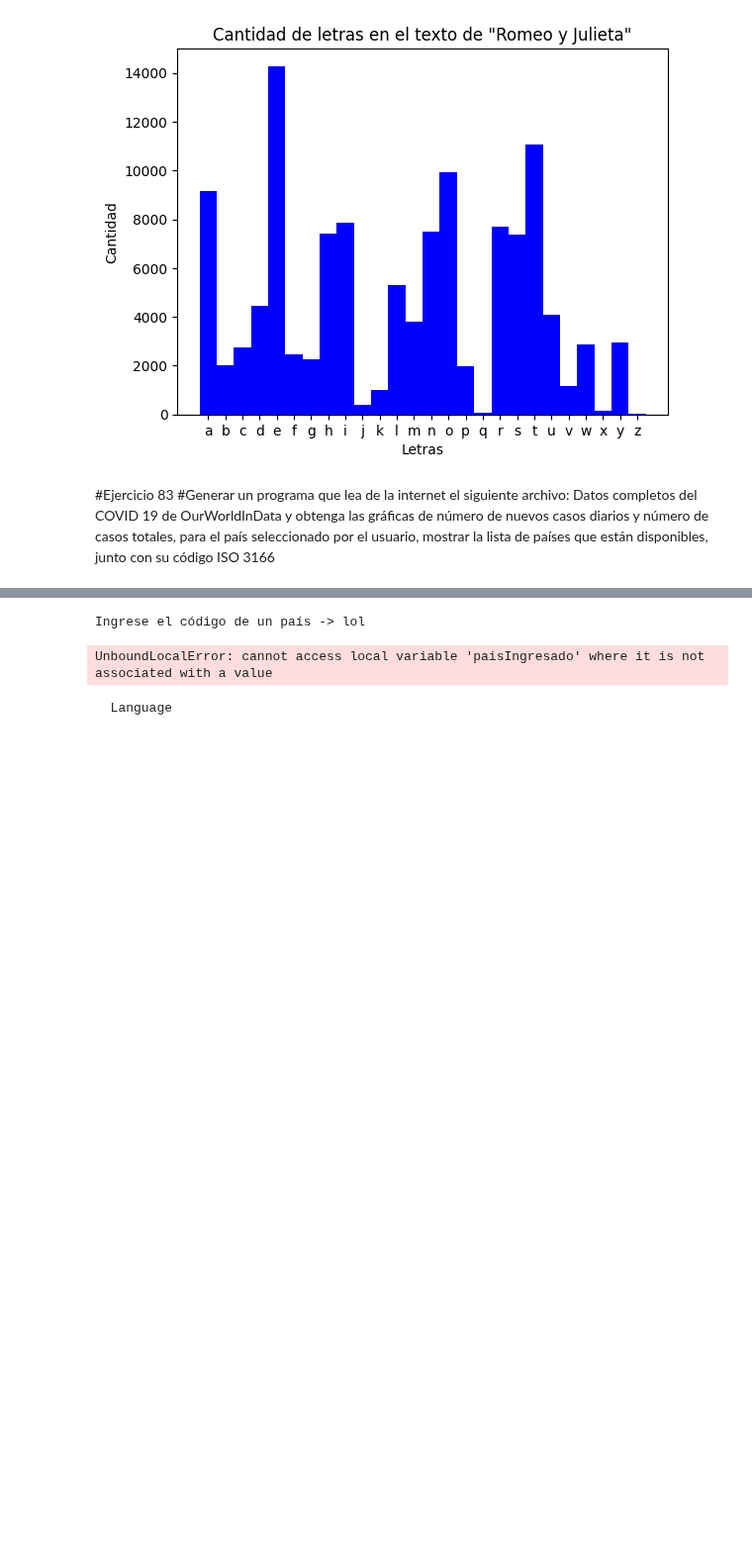
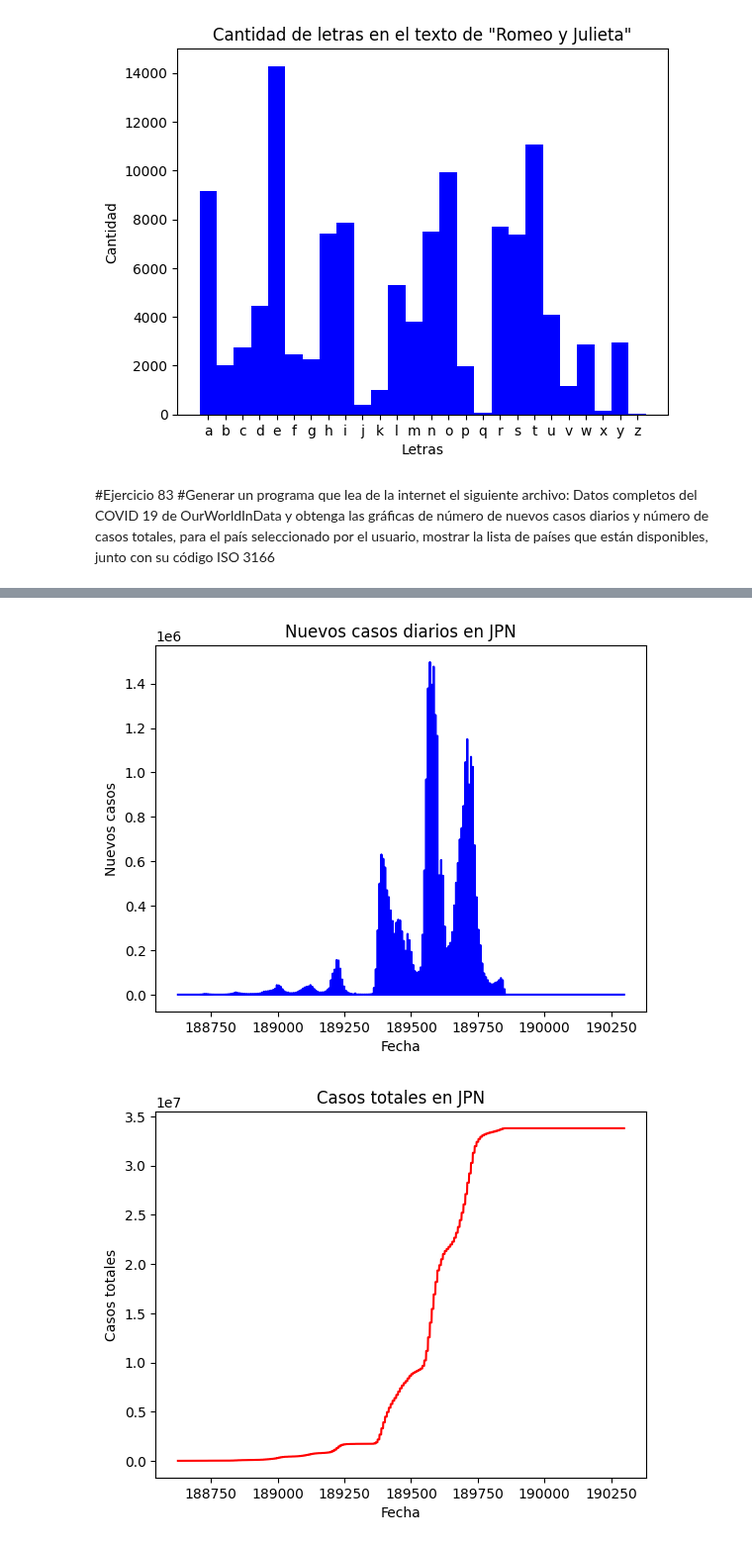
Before and after one commit to Diego-Delgadillo/Diego-Delgadillo, a Jupyter notebook: Tarea_03_DIEGO_RICARDO_DELGADILLO_GOMEZ.ipynb, the cells around one changed output, grey strips where cells are left out. Shown at 99% size. Cells and saved outputs as stored; diff of their text form; code cells hidden in the pictures; blank space fills up the shorter version.

```diff
--- a/Tarea_03_DIEGO_RICARDO_DELGADILLO_GOMEZ.ipynb
+++ b/Tarea_03_DIEGO_RICARDO_DELGADILLO_GOMEZ.ipynb
@@ -204,8 +204,6 @@ import numpy as np
 import pandas as pd
 import matplotlib.pyplot as plt
 import requests
-from rich.console import Console
-from rich.table import Table
 
 #-------------------------------------------------------------
 #Función para obtener informacion de casos de covid-19
@@ -216,52 +214,71 @@ def obtenerInfoCovid():
   #lee la información
   df = pd.read_csv(url)
 
+  #------------------------------------------------------------------------------
   #creamos otra función para imprimir los países disponibles
+  #------------------------------------------------------------------------------
   def imprimir():
     #Muestra la lista con países disponibles
     paises = df['location'].unique().tolist()
     #obtenemos su codigo iso
     codigo = df['iso_code'].unique().tolist()
 
-
-
     print(f"\n\x1b[32mEste programa obtene la gráfica de nuevos casos  diarios y número de casos totales \x1b[0m\n\n")
 
-    #utilizamos la librería 'rich' para darle formato
-    tabla = Table(title="Países disponibles")
-    filas = df['location'].unique().tolist()
-    columnas = df['iso_code'].unique().tolist()
-    tabla.add_column("Nombre del país")
-    tabla.add_column("Código ISO 3166")
-    for i in range(len(filas)):
-      tabla.add_row(filas[i],columnas[i],style='bright_green')
+     # Encabezados de la tabla
+    print(f"{'Nombre del país':<35}{'Código ISO 3166':<18}")
+    print("-" * 45) # Línea separadora
 
-    console = Console()
-    console.print(tabla)
+    # Imprimir filas de la tabla
+    for i in range(len(paises)):
+      print(f"\x1b[33m{paises[i]:<30}\x1b[0m{codigo[i]:<15}")
 
 
     #solicita que ingrese un país
-    paisIngreasado = input(f"\n\x1b[34mIngrese el código de un país -> \x1b[0m")
+    paisIngresado = input(f"\n\x1b[34mIngrese el código de un país -> \x1b[0m")
     paisIngresado = paisIngresado.upper()
 
     #evalúa que sea un país válido
     while True:
-      if paisIngreasado not in codigo:
+      if paisIngresado not in codigo:
         print(f"\n\x1b[31mIngrese un código válido\x1b[0m")
-        paisIngreasado = input(f"\n\x1b[34mIngrese el código de un país -> \x1b[0m")
-        paisIngreasado = paisIngresado.upper()
+        paisIngresado = input(f"\n\x1b[34mIngrese el código de un país -> \x1b[0m")
+        paisIngresado = paisIngresado.upper()
+      else:
+        break
 
-    return paisIngreasado
+    return paisIngresado
 
-  '''
+  #------------------------------------------------------------------------------
   #creamos funcion para graficar
+  #------------------------------------------------------------------------------
   def graficar(pais):
-    #identifica el país
-  '''
-  imprimir()
+    #creamos dataframe del país partir del codigo iso
+    dfPais = df[df['iso_code'] == pais]
 
+    #rellenamos los eapcios 'NaN' con ceros
+    dfPais = dfPais.fillna(0)
 
+    print(f"\n\n----------------------------------------GRÁFICAS-----------------------------------------\n\n")
+    #graficamos los nuevos casos
+    titulo1 = f"Nuevos casos diarios en {pais}"
+    titulo2 = f"Casos totales en {pais}"
+    plt.plot(dfPais['new_cases'],color = 'blue')
+    plt.xlabel('Fecha')
+    plt.ylabel('Nuevos casos')
+    plt.title(titulo1)
+    plt.show()
 
+    print(f"\n")
+
+    #graficamos los casos totales
+    plt.plot(dfPais['total_cases'],color = 'red')
+    plt.xlabel('Fecha')
+    plt.ylabel('Casos totales')
+    plt.title(titulo2)
+    plt.show()
+
+  graficar(imprimir())
 
 #-------------------------------------------------------------------------------------------
 #Llamamos a la función
@@ -289,8 +305,2 @@ Este programa obtene la gráfica de nuevos casos  diarios y número de casos tot
-Ingrese el código de un país -> lol
-UnboundLocalError: cannot access local variable 'paisIngresado' where it is not associated with a value
+[figure, added]
+[figure, added]
-# %%
-text = "Language"
-padded_text = text.center(11)
-print(padded_text)
-# %% [output]
-  Language
```
Also changed, not shown: parts of 4 cells of this notebook.
